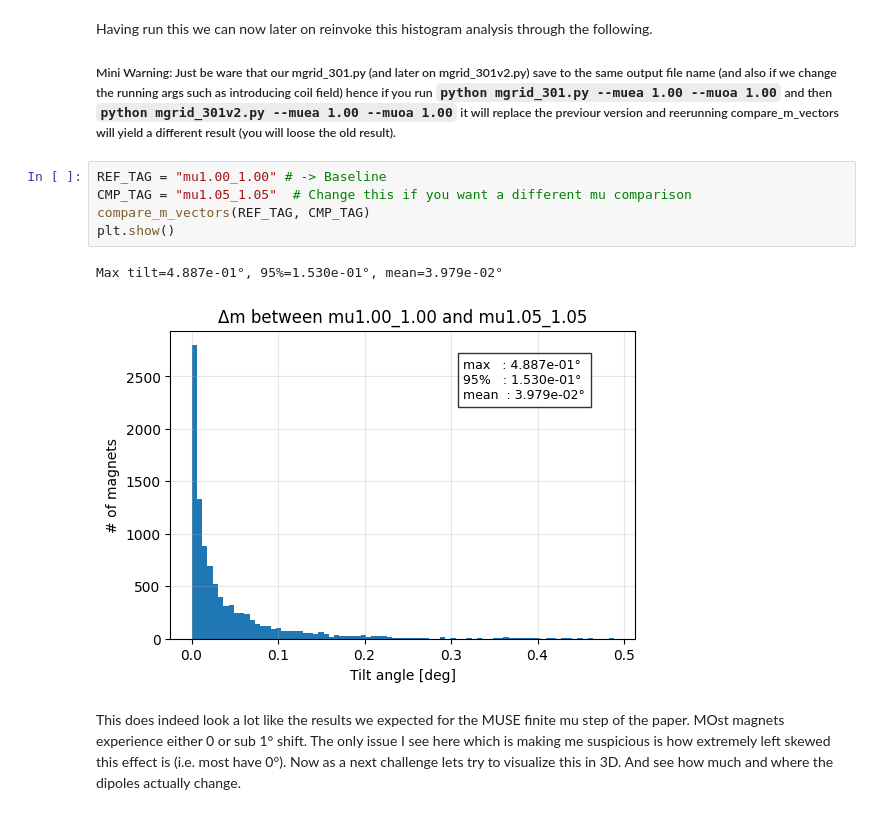
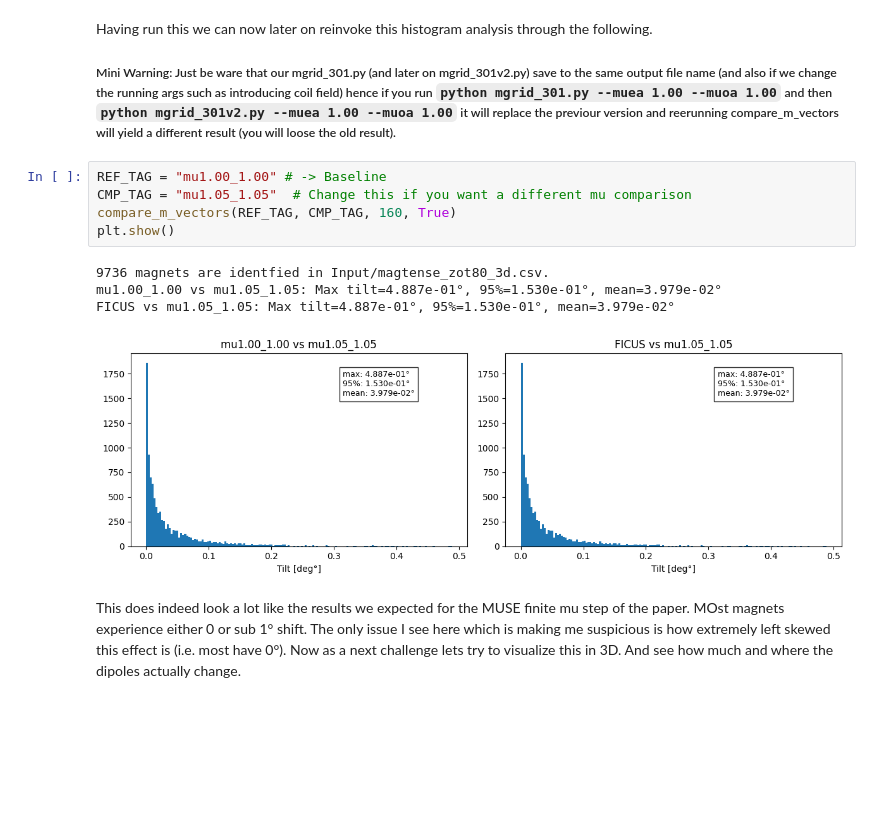
Before and after one commit to armulrich/MUSE, a Jupyter notebook: Attempt_to_Replicate_finite_mu_MUSE.ipynb, the cells around one changed output. Drawn from its saved outputs; the diff is of its cells as text; blank space fills up the shorter version.

```diff
--- a/Attempt_to_Replicate_finite_mu_MUSE.ipynb
+++ b/Attempt_to_Replicate_finite_mu_MUSE.ipynb
@@ -170,14 +190,16 @@ Compare m vectors loaded
 # %% [markdown]
 Having run this we can now later on reinvoke this histogram analysis through the following.
 ##### Mini Warning: Just be ware that our mgrid_301.py (and later on mgrid_301v2.py) save to the same output file name (and also if we change the running args such as introducing coil field) hence if you run `python mgrid_301.py --muea 1.00 --muoa 1.00`  and then `python mgrid_301v2.py --muea 1.00 --muoa 1.00` it will replace the previour version and reerunning compare_m_vectors will yield a different result (you will loose the old result).
-# %%
-REF_TAG = "mu1.00_1.00" # -> Baseline
-CMP_TAG = "mu1.05_1.05"  # Change this if you want a different mu comparison
-compare_m_vectors(REF_TAG, CMP_TAG)
-plt.show()
-# %% [output]
-Max tilt=4.887e-01°, 95%=1.530e-01°, mean=3.979e-02°
-[figure, removed]
+# %%
+REF_TAG = "mu1.00_1.00" # -> Baseline
+CMP_TAG = "mu1.05_1.05"  # Change this if you want a different mu comparison
+compare_m_vectors(REF_TAG, CMP_TAG, 160, True)
+plt.show()
+# %% [output]
+9736 magnets are identfied in Input/magtense_zot80_3d.csv.
+mu1.00_1.00 vs mu1.05_1.05: Max tilt=4.887e-01°, 95%=1.530e-01°, mean=3.979e-02°
+FICUS vs mu1.05_1.05: Max tilt=4.887e-01°, 95%=1.530e-01°, mean=3.979e-02°
+[figure, added]
 # %% [markdown]
 This does indeed look a lot like the results we expected for the MUSE finite mu step of the paper. MOst magnets experience either 0 or sub 1° shift. The only issue I see here which is making me suspicious is how extremely left skewed this effect is (i.e. most have 0°). Now as a next challenge lets try to visualize this in 3D. And see how much and where the dipoles actually change.
 # %% [markdown]
```
Also changed, not shown: parts of 78 cells of this notebook, 1 other file.
